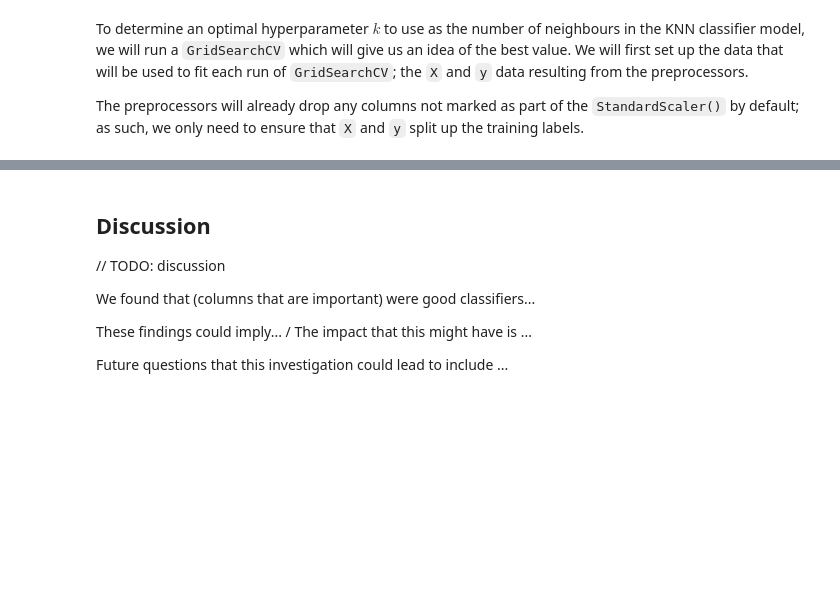
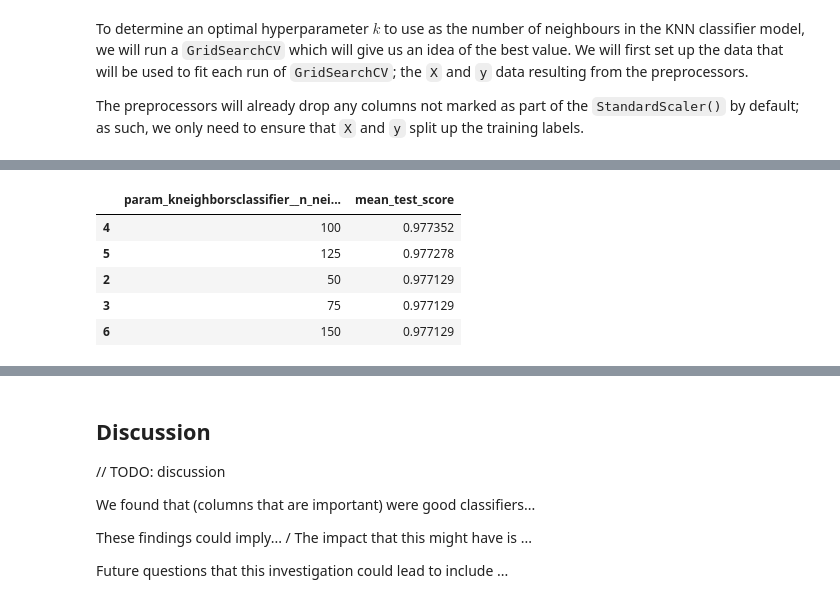
Before and after one commit to Lucas-Kuhn/group7_prj, a Jupyter notebook: notebook/Pulsar Report.ipynb, the cells around one changed output, grey strips where cells are left out. Cells and saved outputs as stored; diff of their text form; code cells hidden in the pictures; blank space fills up the shorter version.

```diff
--- a/notebook/Pulsar Report.ipynb
+++ b/notebook/Pulsar Report.ipynb
@@ -340,0 +411,21 @@ all_model_grid = all_grid.fit(X_train, y_train)
+# %%
+accuracies_skewness_grid_plot = (
+    alt.Chart(accuracies_skewness_grid, title="Grid Search using One Predictor (Profile_skewness)")
+    .mark_line(point=True)
+    .encode(
+        x=alt.X("param_kneighborsclassifier__n_neighbors", title="Number of Neighbors", scale=alt.Scale(zero=False),),
+        y=alt.Y("mean_test_score", title="Mean Test Score", scale=alt.Scale(zero=False)),
+    )
+    .configure_axis(labelFontSize=16, titleFontSize=16)
+    .properties(width=400, height=400)
+)
+
+display(accuracies_skewness_grid.sort_values(by="rank_test_score")[["param_kneighborsclassifier__n_neighbors", "mean_test_score"]].head())
+accuracies_skewness_grid_plot
+# %% [output]
+|  | param_kneighborsclassifier__n_nei... | mean_test_score |
+| 4 | 100 | 0.977352 |
+| 5 | 125 | 0.977278 |
+| 2 | 50 | 0.977129 |
+| 3 | 75 | 0.977129 |
+| 6 | 150 | 0.977129 |
```
Also changed, not shown: parts of 22 cells of this notebook.
